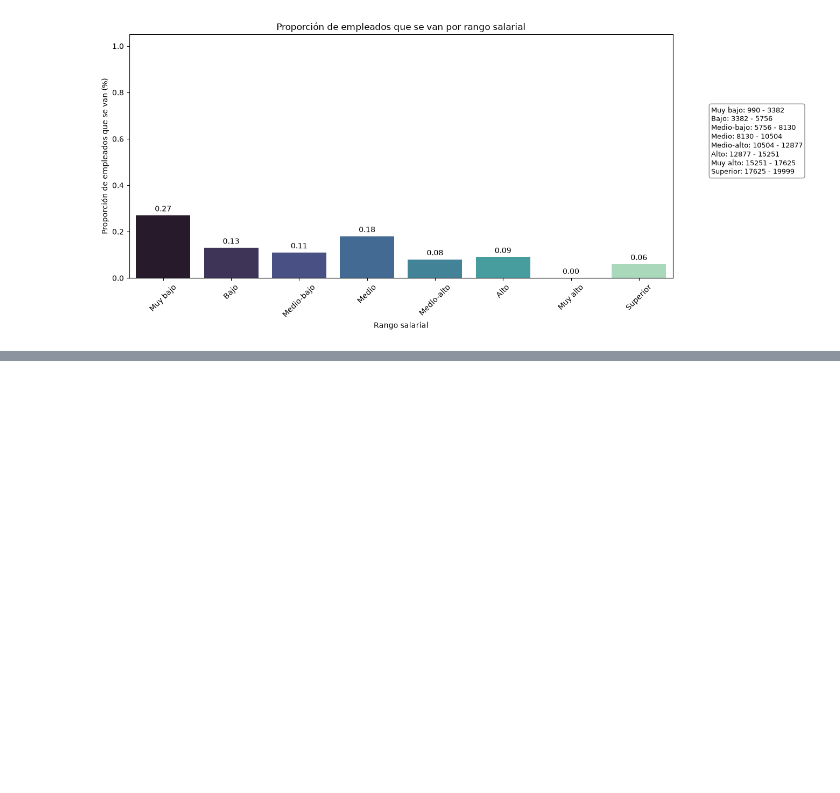
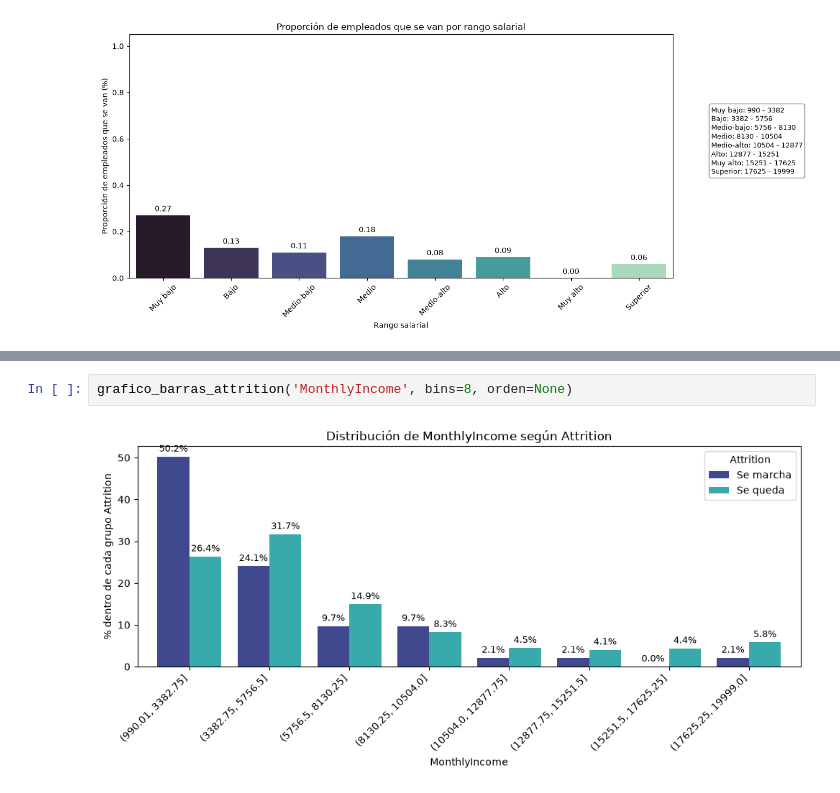
Before and after one commit to Adalab/project-da-promo-67-modulo-3-team-2, a Jupyter notebook: 03_Correlacion.ipynb, the cells around one changed output, grey strips where cells are left out. Cells and saved outputs as stored; diff of their text form; blank space fills up the shorter version.

```diff
--- a/03_Correlacion.ipynb
+++ b/03_Correlacion.ipynb
@@ -304,0 +364,4 @@ plt.show()
+# %%
+grafico_barras_attrition('MonthlyIncome', bins=8, orden=None)
+# %% [output]
+[figure, added]
```
Also changed, not shown: parts of 15 cells of this notebook, 1 other file.
